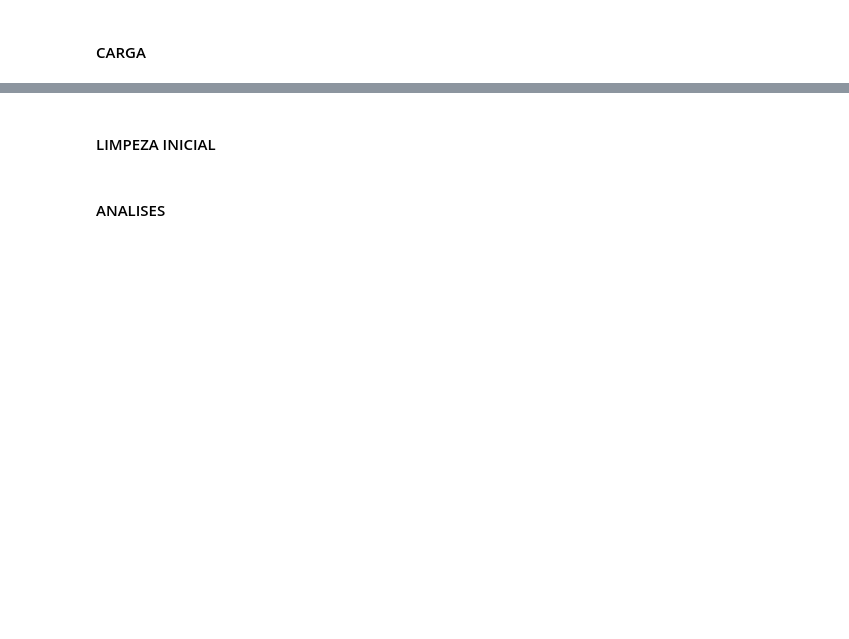
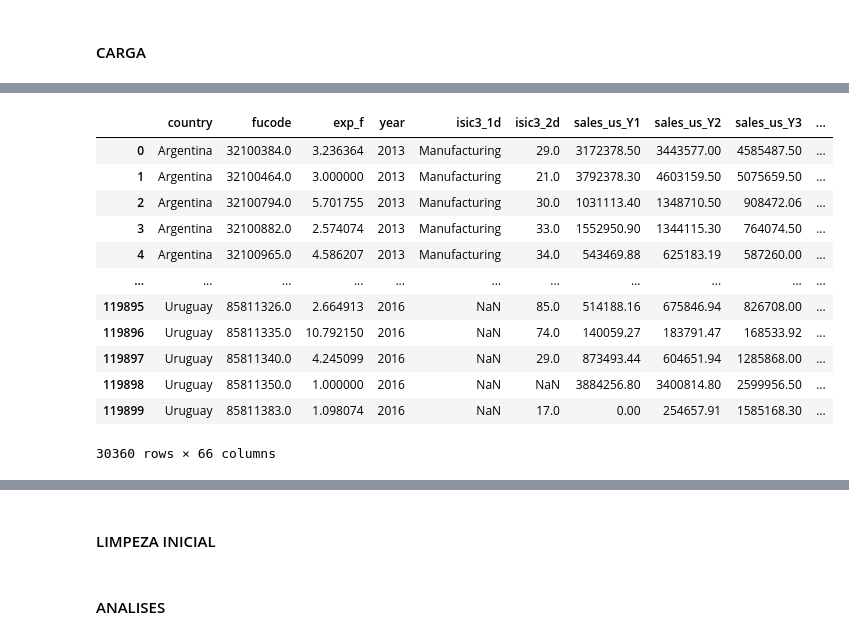
Before and after one commit to acmarkes/firm-innovation, a Jupyter notebook: notebooks/0-ExploracaoInicial.ipynb, the cells around one changed output, grey strips where cells are left out. Saved outputs shown, nothing was run; the diff lists cells and outputs as text; code cells hidden in the pictures; blank space fills up the shorter version.

```diff
--- a/notebooks/0-ExploracaoInicial.ipynb
+++ b/notebooks/0-ExploracaoInicial.ipynb
@@ -30,6 +51,0 @@ df.head()
-# %%
-#dinn = inovação de produtos(bens ou serviços) ou processos, novos ou melhorados
-df['dinn'] = 0
-df.dinnpd = df.dinnpd.astype('Int32')
-df.dinnpc = df.dinnpc.astype('Int32')
-df.loc[(df.dinnpd==1) | (df.dinnpc==1),'dinn']=1
@@ -36,2 +83,18 @@ df.loc[(df.dinnpd==1) | (df.dinnpc==1),'dinn']=1
+# %%
+df.loc[(df.sales_us_Y1.notnull())]
+# %% [output]
+|  | country | fucode | exp_f | year | isic3_1d | isic3_2d | sales_us_Y1 | sales_us_Y2 | sales_us_Y3 | ... |
+| 0 | Argentina | 32100384.0 | 3.236364 | 2013 | Manufacturing | 29.0 | 3172378.50 | 3443577.00 | 4585487.50 | ... |
+| 1 | Argentina | 32100464.0 | 3.000000 | 2013 | Manufacturing | 21.0 | 3792378.30 | 4603159.50 | 5075659.50 | ... |
+| 2 | Argentina | 32100794.0 | 5.701755 | 2013 | Manufacturing | 30.0 | 1031113.40 | 1348710.50 | 908472.06 | ... |
+| 3 | Argentina | 32100882.0 | 2.574074 | 2013 | Manufacturing | 33.0 | 1552950.90 | 1344115.30 | 764074.50 | ... |
+| 4 | Argentina | 32100965.0 | 4.586207 | 2013 | Manufacturing | 34.0 | 543469.88 | 625183.19 | 587260.00 | ... |
+| ... | ... | ... | ... | ... | ... | ... | ... | ... | ... | ... |
+| 119895 | Uruguay | 85811326.0 | 2.664913 | 2016 | NaN | 85.0 | 514188.16 | 675846.94 | 826708.00 | ... |
+| 119896 | Uruguay | 85811335.0 | 10.792150 | 2016 | NaN | 74.0 | 140059.27 | 183791.47 | 168533.92 | ... |
+| 119897 | Uruguay | 85811340.0 | 4.245099 | 2016 | NaN | 29.0 | 873493.44 | 604651.94 | 1285868.00 | ... |
+| 119898 | Uruguay | 85811350.0 | 1.000000 | 2016 | NaN | NaN | 3884256.80 | 3400814.80 | 2599956.50 | ... |
+| 119899 | Uruguay | 85811383.0 | 1.098074 | 2016 | NaN | 17.0 | 0.00 | 254657.91 | 1585168.30 | ... |
+30360 rows × 66 columns
 # %%
 target = 'dinn'#'dinnpd'#'dinnpc'#
```
Also changed, not shown: parts of 15 cells of this notebook, 7 other files.
